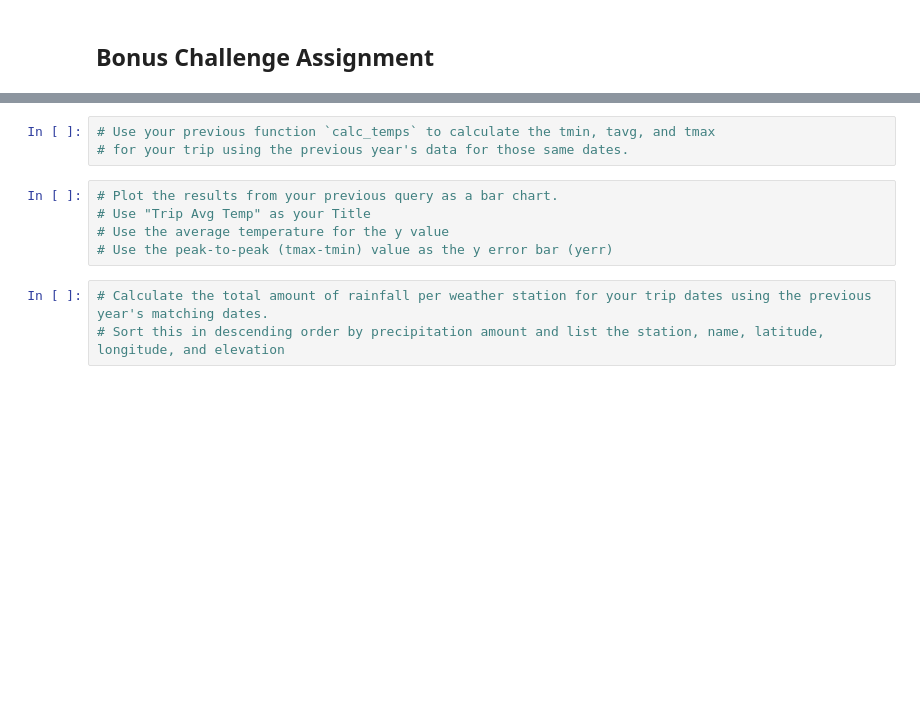
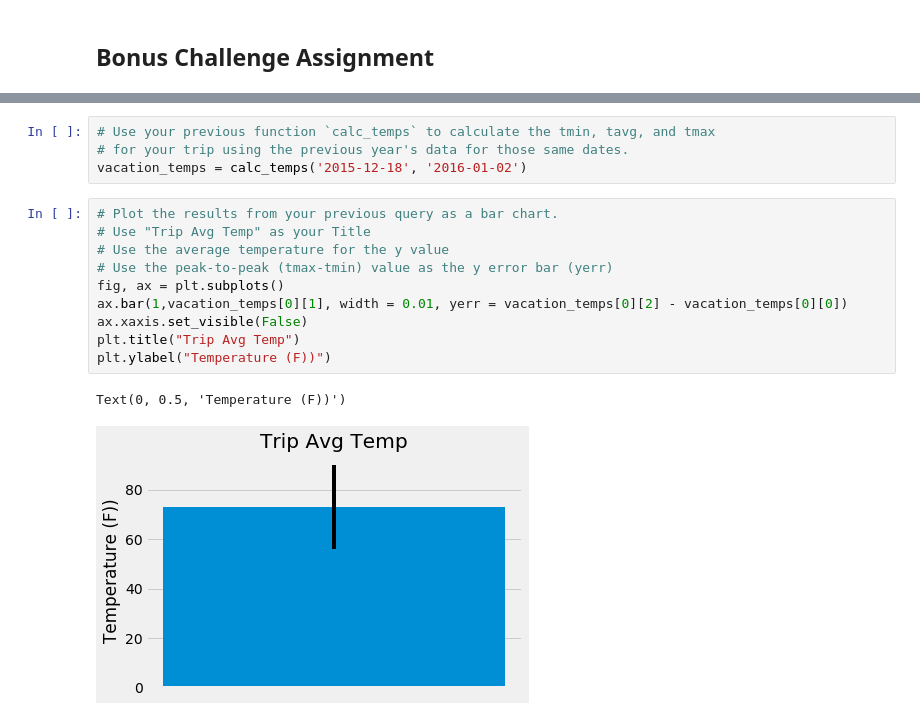
Before and after one commit to jgabunilas/sqlalchemy-challenge, a Jupyter notebook: climate_starter.ipynb, the cells around one changed output, grey strips where cells are left out. Saved outputs shown, nothing was run; the diff lists cells and outputs as text; blank space fills up the shorter version.

```diff
--- a/climate_starter.ipynb
+++ b/climate_starter.ipynb
@@ -267,11 +320,17 @@ print(calc_temps('2012-02-28', '2012-03-05'))
 # %%
 # Use your previous function `calc_temps` to calculate the tmin, tavg, and tmax
 # for your trip using the previous year's data for those same dates.
+vacation_temps = calc_temps('2015-12-18', '2016-01-02')
 # %%
 # Plot the results from your previous query as a bar chart.
 # Use "Trip Avg Temp" as your Title
 # Use the average temperature for the y value
 # Use the peak-to-peak (tmax-tmin) value as the y error bar (yerr)
+fig, ax = plt.subplots()
+ax.bar(1,vacation_temps[0][1], width = 0.01, yerr = vacation_temps[0][2] - vacation_temps[0][0])
+ax.xaxis.set_visible(False)
+plt.title("Trip Avg Temp")
+plt.ylabel("Temperature (F))")
+# %% [output]
+Text(0, 0.5, 'Temperature (F))')
+[figure, added]
-# %%
-# Calculate the total amount of rainfall per weather station for your trip dates using the previous year's matching dates.
-# Sort this in descending order by precipitation amount and list the station, name, latitude, longitude, and elevation
```
Also changed, not shown: parts of 14 cells of this notebook, 1 other file.
